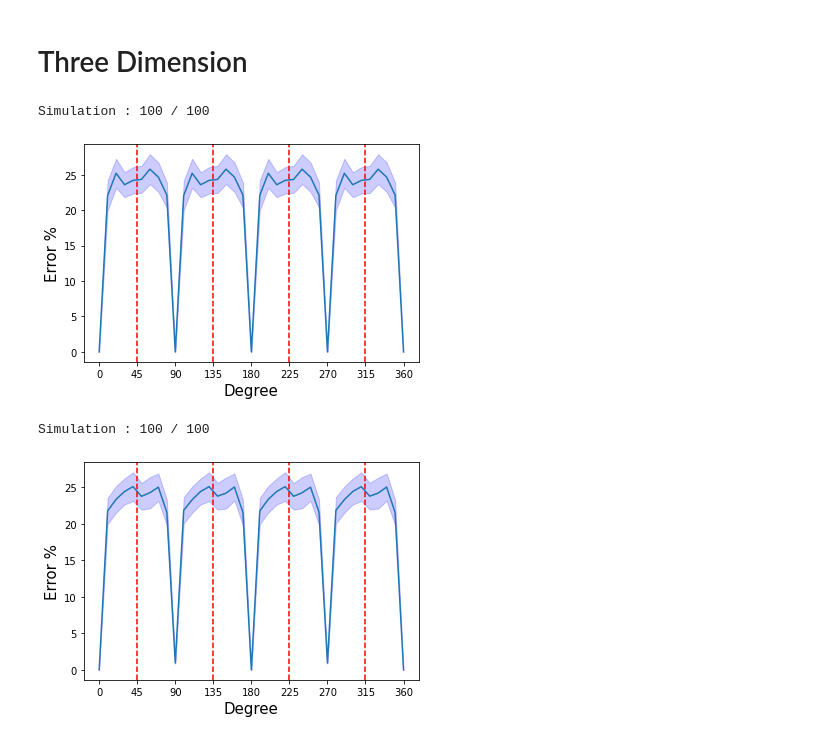
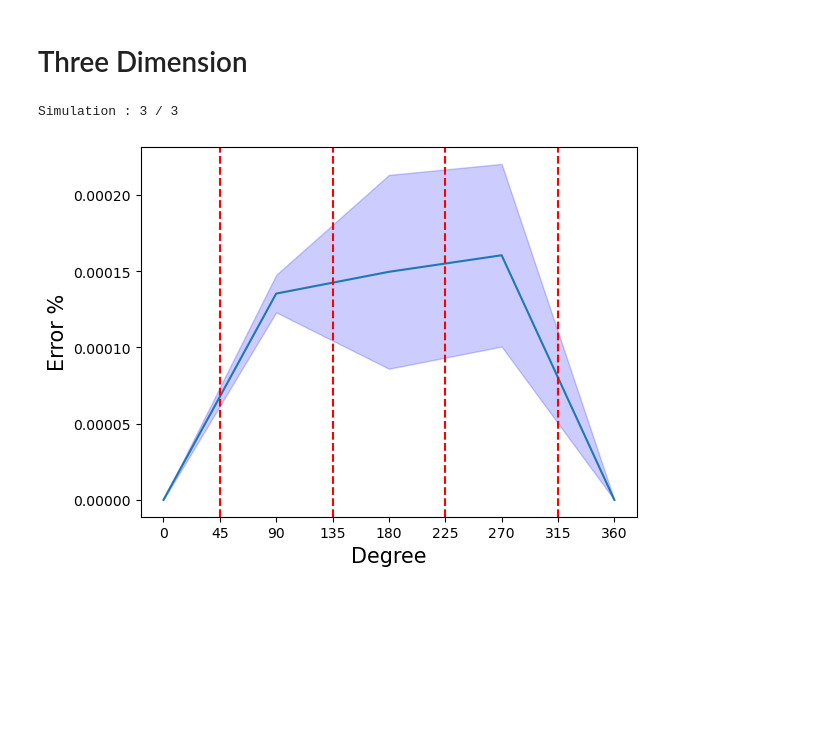
Before and after one commit to SoumyabrataKundu/Steerable, a Jupyter notebook: Equivariance.ipynb, the cells around one changed output. Cells and saved outputs as stored; diff of their text form; code cells hidden in the pictures; blank space fills up the shorter version.

```diff
--- a/Equivariance.ipynb
+++ b/Equivariance.ipynb
@@ -37,7 +37,7 @@ def check_equivariance(model, dataset, transfomation=None):
             norm2 = torch.linalg.vector_norm(outputs1)
             return (diff_norm/sqrt(norm1*norm2)).item() * 100
 
-    degrees = torch.arange(0, 361, 10)
+    degrees = torch.arange(0, 361, 90)
     values = torch.zeros(len(dataset), len(degrees))
 
     for i in range(len(dataset)):
@@ -70,13 +70,13 @@ device = torch.device('cuda') if torch.cuda.is_available() else torch.device('cp
 class Model(torch.nn.Module):
     def __init__(self) -> None:
         super().__init__()
-        freq_cutoff = 8
-        n_angle = 24
-        interpolation_type = 1
+        freq_cutoff = 4
+        n_angle = 32
+        interpolation_type = 0
 
         self.network = torch.nn.Sequential(
             snn.SE2ConvType1(1, 2, 5, freq_cutoff, n_angle=n_angle, padding='same', interpolation_type=interpolation_type),
-            snn.SE2CGNonLinearity(2, 8, n_angle),
+            snn.SE2CGNonLinearity(2, freq_cutoff, n_angle),
             snn.SE2BatchNorm(),
             snn.SE2ConvType2(2, 2, 5, freq_cutoff, n_angle=n_angle, padding='same', interpolation_type=interpolation_type),
 
@@ -91,6 +91,6 @@ class Model(torch.nn.Module):
 
 # Check Equivariance
 model = Model().to(device)
-dataset = GaussianDataset(shape=(1,28,28), size=100)
+dataset = GaussianDataset(shape=(1,28,28), size=10)
 check_equivariance(model, dataset, lambda x, degree:snn.rotate_image(x, degree))
 # %% [output]
@@ -101,32 +101,31 @@ Simulation : 100 / 100
 # %%
 device = torch.device('cuda') if torch.cuda.is_available() else torch.device('cpu')
 # Model
 class Model(torch.nn.Module):
     def __init__(self) -> None:
         super().__init__()
         n_angle = 40
+        interpolation_type = 1
 
         self.network = torch.nn.Sequential(
-            snn.SE3Conv(1, [2,3], 3, n_angle=n_angle, padding='same'),
+            snn.SE3Conv(1, [2,3], 5, n_angle=n_angle, padding='same', interpolation_type=interpolation_type),
             snn.SE3NormNonLinearity([2,3]),
-            snn.SE3Conv([2,3], [4,5], 3, n_angle=n_angle, padding='same'),
+            snn.SE3Conv([2,3], [4,5], 5, n_angle=n_angle, padding='same', interpolation_type=interpolation_type),
             snn.SE3BatchNorm(),
 
             snn.SE3AvgPool(4),
 
-            snn.SE3Conv([4, 5], [4, 5], 8, n_angle=n_angle),
+            snn.SE3Conv([4, 5], [4, 5], 8, n_angle=n_angle, interpolation_type=interpolation_type),
             snn.SE3NormFlatten()
         )
     def forward(self,x):
         return self.network(x.type(torch.cfloat))
 
 # Check Equivariance
 model = Model().to(device)
-dataset = GaussianDataset(shape=(1,32,32,32), size=100)
+dataset = GaussianDataset(shape=(1,32,32,32), size=3)
 check_equivariance(model, dataset, lambda x, degree:snn.rotate_image(x, (degree,0,0))) # rotation about z-axis
-check_equivariance(model, dataset, lambda x, degree:snn.rotate_image(x, (0,degree,0))) # rotation about y-axis
+#check_equivariance(model, dataset, lambda x, degree:snn.rotate_image(x, (0,degree,0))) # rotation about y-axis
 # %% [output]
-Simulation : 100 / 100
+Simulation : 3 / 3
-[figure, old version]
+[figure, new version]
-Simulation : 100 / 100
-[figure, removed]
```
Also changed, not shown: parts of 1 cell of this notebook, 1 other file.
